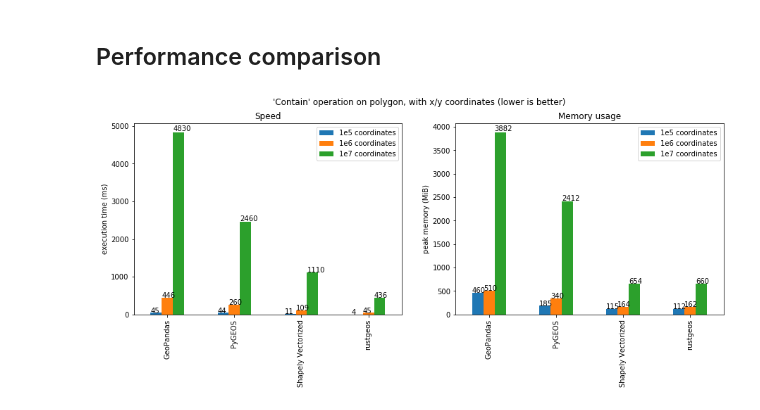
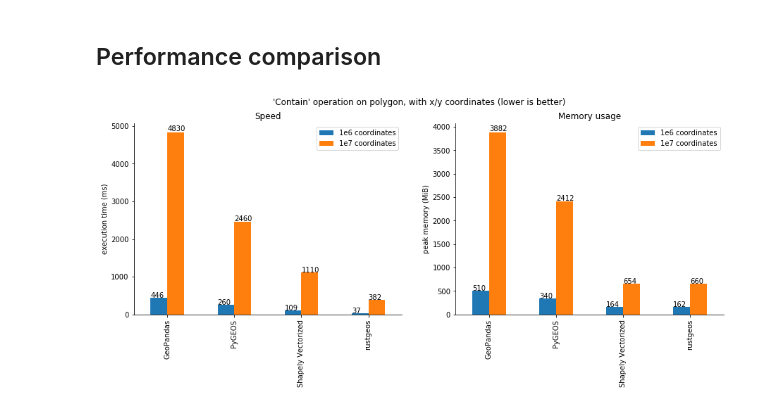
Before and after one commit to YuRiTan/rsgeo, a Jupyter notebook: notebooks/example_benchmark.ipynb, the cells around one changed output. Drawn from its saved outputs; the diff is of its cells as text; code cells hidden in the pictures.

```diff
--- a/notebooks/example_benchmark.ipynb
+++ b/notebooks/example_benchmark.ipynb
@@ -127,34 +127,42 @@ np.testing.assert_equal(result_rust, result_pygeos)
 # %%
 def annotate_bars(ax):
     for i in ax.patches:
         ax.text(i._x0, i._height*1.01,
                 str(int(i._height)), fontsize=10)
     return ax
 
+def beautify_ax(ax):
+    """ Simple function to format the axes """
+    ax.xaxis.set_ticks_position('bottom')
+    ax.yaxis.set_ticks_position('left')
+    ax.spines['left'].set_position(('data', -.5))
+    ax.spines['top'].set_visible(False)
+    ax.spines['right'].set_visible(False)
+    return ax
+
 fig, axes = plt.subplots(1, 2, figsize=(15,5))
 
-mem_stats = pd.DataFrame({'1e5 coordinates': [460, 185, 115, 112],
-                          '1e6 coordinates': [510, 340, 164, 162],
+mem_stats = pd.DataFrame({'1e6 coordinates': [510, 340, 164, 162],
                           '1e7 coordinates': [3882, 2412, 654, 660]},
                          index=['GeoPandas', 'PyGEOS', 'Shapely Vectorized', 'rustgeos'])
 
 
-cpu_stats = pd.DataFrame({'1e5 coordinates': [45, 44, 11.3, 4.4],
-                          '1e6 coordinates': [446, 260, 109, 45],
-                          '1e7 coordinates': [4830, 2460, 1110, 436]},
+cpu_stats = pd.DataFrame({'1e6 coordinates': [446, 260, 109, 37],
+                          '1e7 coordinates': [4830, 2460, 1110, 382]},
                          index=['GeoPandas', 'PyGEOS', 'Shapely Vectorized', 'rustgeos'])
 
 cpu_stats.plot.bar(ax=axes[0])
 axes[0].set_title("Speed")
 axes[0].set_ylabel('execution time (ms)')
 annotate_bars(axes[0])
+beautify_ax(axes[0])
 
 mem_stats.plot.bar(ax=axes[1])
 axes[1].set_title("Memory usage")
 axes[1].set_ylabel('peak memory (MiB)')
 annotate_bars(axes[1])
-
+beautify_ax(axes[1])
 
 fig.suptitle("'Contain' operation on polygon, with x/y coordinates (lower is better)");
 # %% [output]
-[figure, old version]
+[figure, new version]
```
Also changed, not shown: parts of 4 cells of this notebook, 1 other file.
